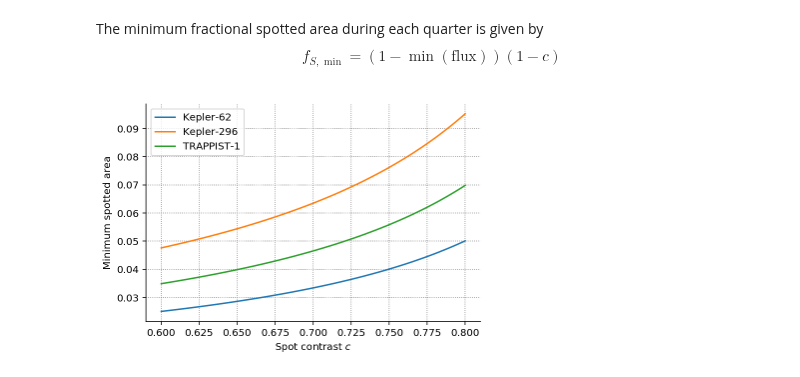
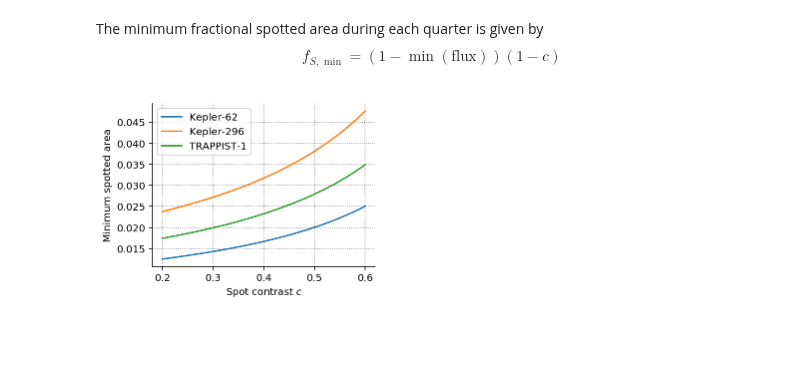
Before and after one commit to bmorris3/libra, a Jupyter notebook: notebooks/flux_deficits.ipynb, the cells around one changed output. Saved outputs shown, nothing was run; the diff lists cells and outputs as text; code cells hidden in the pictures; blank space fills up the shorter version.

```diff
--- a/notebooks/flux_deficits.ipynb
+++ b/notebooks/flux_deficits.ipynb
@@ -116,18 +116,18 @@ fig.tight_layout()
 The minimum fractional spotted area during each quarter is given by
 $$f_{S,\min} = (1 - \min(\mathrm{flux})) (1 - c)$$
 # %%
-c = np.linspace(0.6, 0.8, 100)
+c = np.linspace(0.2, 0.6, 100)
 
-fig, ax = plt.subplots()
+fig, ax = plt.subplots(figsize=(4, 3))
 for i, mf, name in zip(range(3), min_fluxes, names):
     spot_frac = (1 - mf)/(1 - c)
     ax.plot(c, spot_frac, label=name)
 ax.legend()
 ax.set_xlabel('Spot contrast $c$')
 ax.set_ylabel('Minimum spotted area')
 ax.spines['right'].set_visible(False)
 ax.spines['top'].set_visible(False)
 ax.grid(ls=':', color='gray')
 fig.savefig('flux_deficits.pdf', bbox_inches='tight')
 # %% [output]
-[figure, old version]
+[figure, new version]
```
Also changed, not shown: 2 other files.
